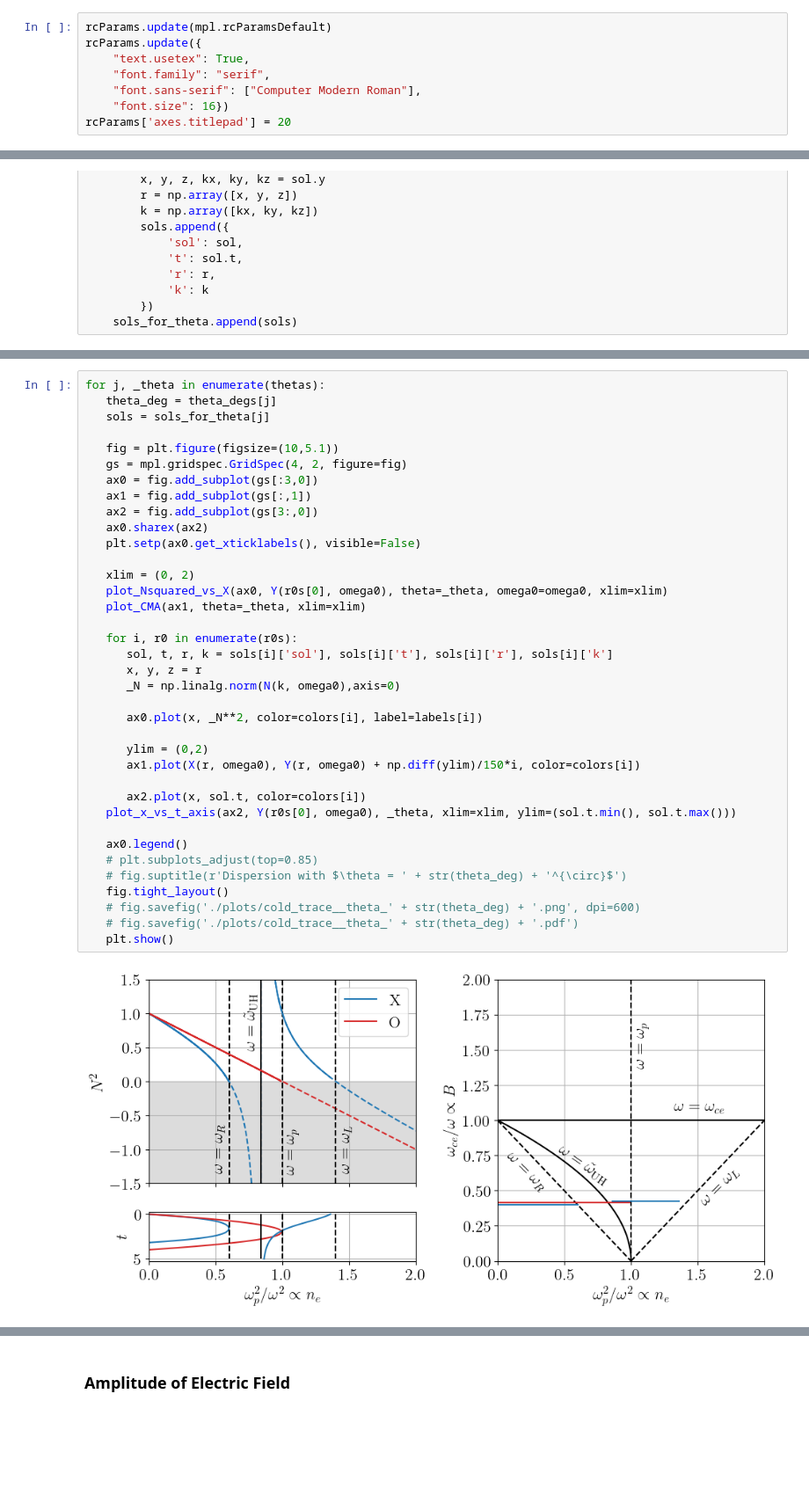
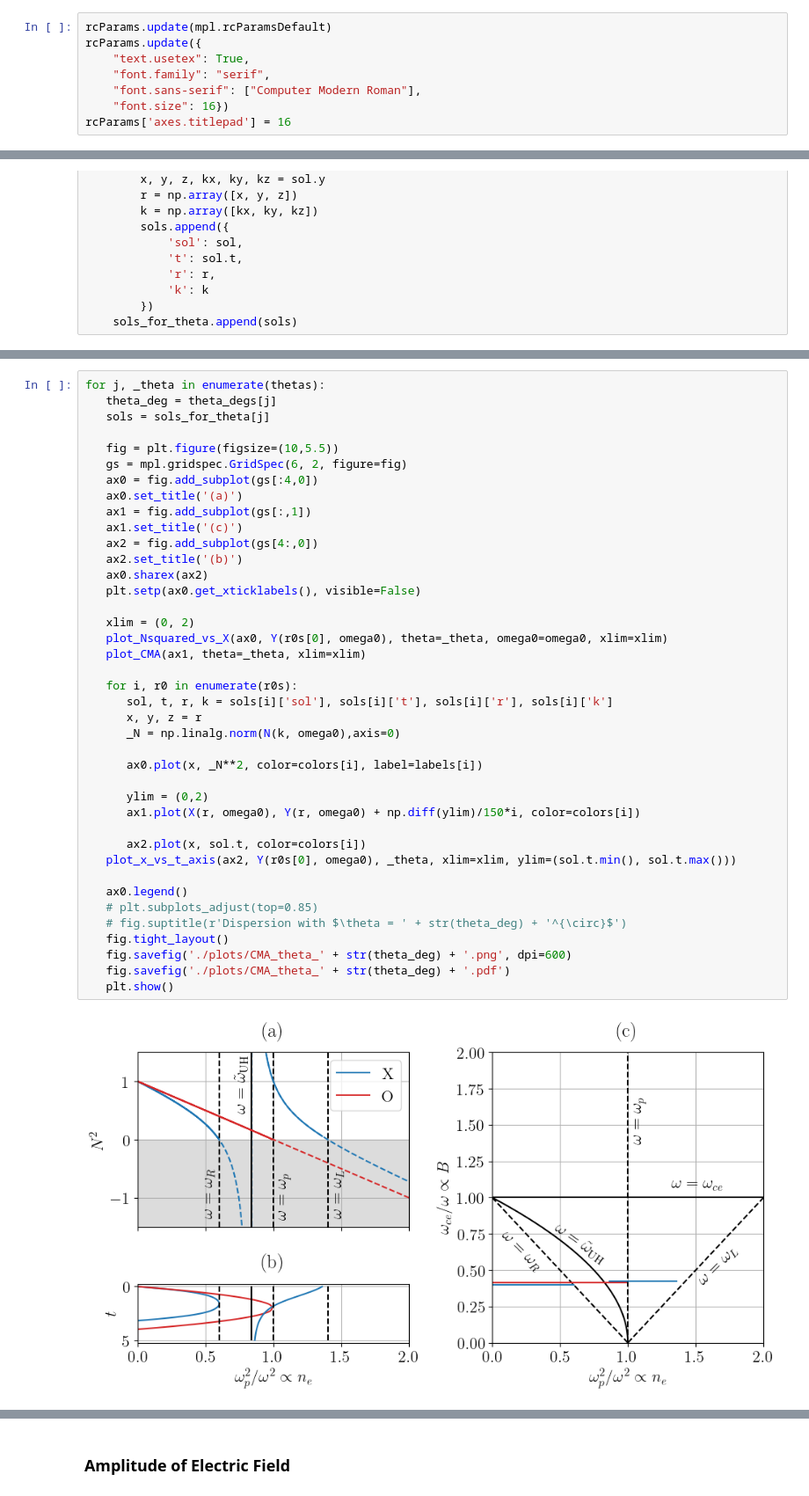
Before and after one commit to runehoejlund/plasma-ray-tracer, a Jupyter notebook: MGO/cold-tracer-with-amplitudes.ipynb, the cells around one changed output, grey strips where cells are left out. Shown at 88% size. Drawn from its saved outputs; the diff is of its cells as text; blank space fills up the shorter version.

```diff
--- a/MGO/cold-tracer-with-amplitudes.ipynb
+++ b/MGO/cold-tracer-with-amplitudes.ipynb
@@ -16,7 +16,7 @@ rcParams.update({
     "font.family": "serif",
     "font.sans-serif": ["Computer Modern Roman"],
     "font.size": 16})
-rcParams['axes.titlepad'] = 20
+rcParams['axes.titlepad'] = 16
 # %% [markdown]
 **Current Status**
 
@@ -328,37 +368,40 @@ for j, _theta in enumerate(thetas):
    theta_deg = theta_degs[j]
    sols = sols_for_theta[j]
 
-   fig = plt.figure(figsize=(10,5.1))
-   gs = mpl.gridspec.GridSpec(4, 2, figure=fig)
-   ax0 = fig.add_subplot(gs[:3,0])
+   fig = plt.figure(figsize=(10,5.5))
+   gs = mpl.gridspec.GridSpec(6, 2, figure=fig)
+   ax0 = fig.add_subplot(gs[:4,0])
+   ax0.set_title('(a)')
    ax1 = fig.add_subplot(gs[:,1])
-   ax2 = fig.add_subplot(gs[3:,0])
+   ax1.set_title('(c)')
+   ax2 = fig.add_subplot(gs[4:,0])
+   ax2.set_title('(b)')
    ax0.sharex(ax2)
    plt.setp(ax0.get_xticklabels(), visible=False)
 
    xlim = (0, 2)
    plot_Nsquared_vs_X(ax0, Y(r0s[0], omega0), theta=_theta, omega0=omega0, xlim=xlim)
    plot_CMA(ax1, theta=_theta, xlim=xlim)
 
    for i, r0 in enumerate(r0s):
       sol, t, r, k = sols[i]['sol'], sols[i]['t'], sols[i]['r'], sols[i]['k']
       x, y, z = r
       _N = np.linalg.norm(N(k, omega0),axis=0)
 
       ax0.plot(x, _N**2, color=colors[i], label=labels[i])
 
       ylim = (0,2)
       ax1.plot(X(r, omega0), Y(r, omega0) + np.diff(ylim)/150*i, color=colors[i])
 
       ax2.plot(x, sol.t, color=colors[i])
    plot_x_vs_t_axis(ax2, Y(r0s[0], omega0), _theta, xlim=xlim, ylim=(sol.t.min(), sol.t.max()))
 
    ax0.legend()
    # plt.subplots_adjust(top=0.85)
    # fig.suptitle(r'Dispersion with $\theta = ' + str(theta_deg) + '^{\circ}$')
    fig.tight_layout()
-   # fig.savefig('./plots/cold_trace__theta_' + str(theta_deg) + '.png', dpi=600)
-   # fig.savefig('./plots/cold_trace__theta_' + str(theta_deg) + '.pdf')
+   fig.savefig('./plots/CMA_theta_' + str(theta_deg) + '.png', dpi=600)
+   fig.savefig('./plots/CMA_theta_' + str(theta_deg) + '.pdf')
    plt.show()
 # %% [output]
-[figure, old version]
+[figure, new version]
```
Also changed, not shown: parts of 5 cells of this notebook.
